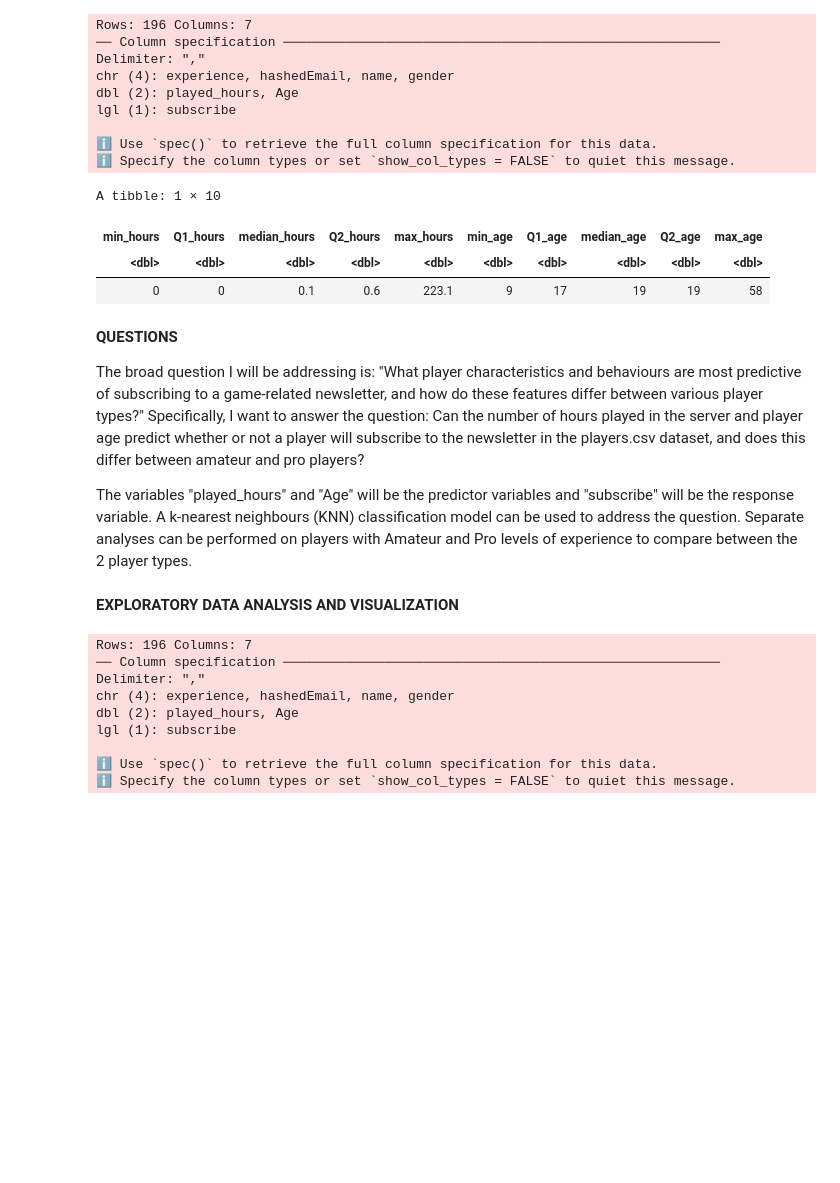
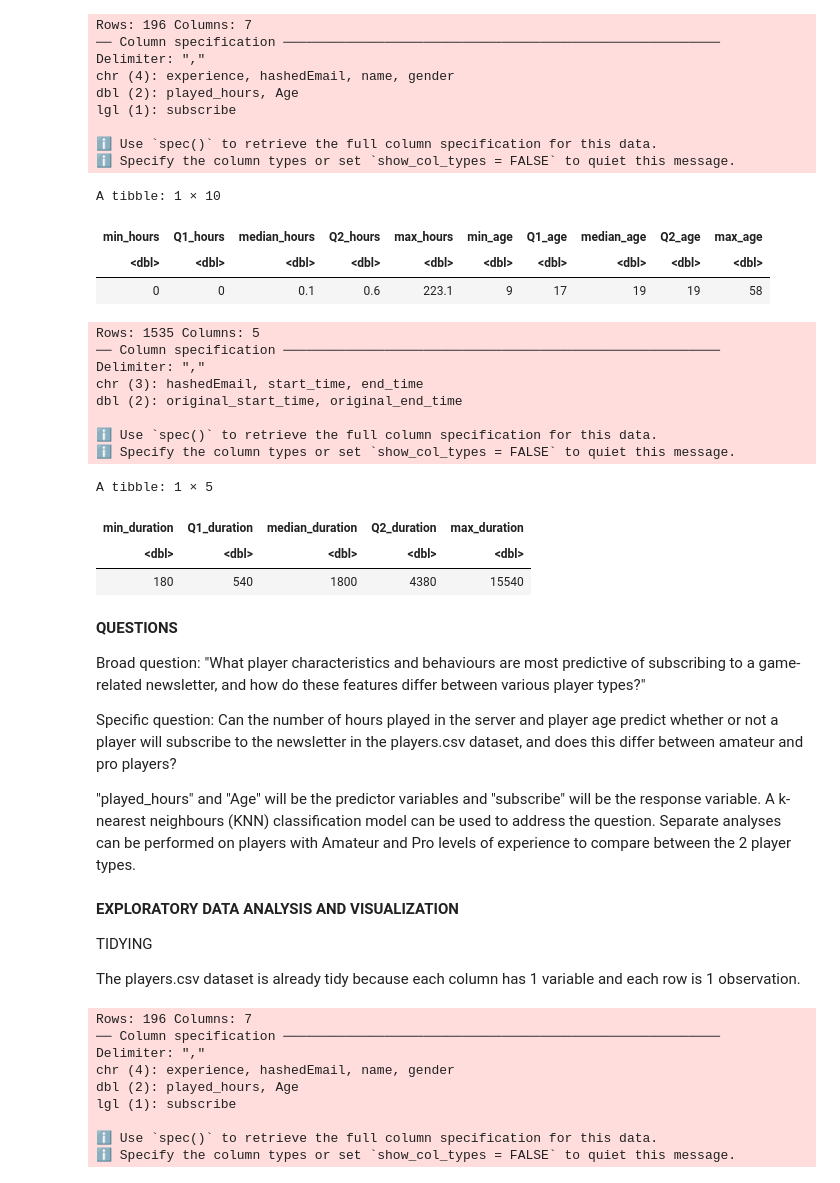
Before and after one commit to leylakarimov719/DSC100-Individual-Project-Planning, a Jupyter notebook: ProjectPlanning.ipynb, the cells around one changed output. Cells and saved outputs as stored; diff of their text form; code cells hidden in the pictures; blank space fills up the shorter version.

Commit message:
Summary statistics + reducing wordcount
Added summary statistics on sessions dataset and edited sections to reduce wordcount.

```diff
--- a/ProjectPlanning.ipynb
+++ b/ProjectPlanning.ipynb
@@ -53,42 +60,78 @@ The start_time and end_time columns pose an issue because there are too many var
 # %%
 library(tidyverse)
 library(repr)
 
-players <- read_csv("data/players.csv")
+download.file("https://raw.githubusercontent.com/leylakarimov719/DSC100-Individual-Project-Planning/refs/heads/main/players.csv",
+              destfile = "players.csv")
+players <- read_csv("players.csv")
 players_summary <- players |>
     summarize(min_hours = min(played_hours),
               Q1_hours = quantile(played_hours, 0.25),
               median_hours = median(played_hours),
               Q2_hours = quantile(played_hours, 0.75),
               max_hours = max(played_hours),
               min_age = min(Age, na.rm = TRUE),
               Q1_age = quantile(Age, 0.25, na.rm = TRUE),
               median_age = median(Age, na.rm = TRUE),
               Q2_age = mean(Age, 0.75, na.rm = TRUE),
               max_age = max(Age, na.rm = TRUE))
 players_summary
+
+download.file("https://raw.githubusercontent.com/leylakarimov719/DSC100-Individual-Project-Planning/refs/heads/main/sessions.csv",
+              destfile = "sessions.csv")
+sessions <- read_csv("sessions.csv")
+session_duration <- sessions |>
+    mutate(original_end_time = as.numeric(as.POSIXct(end_time, format = "%d/%m/%Y %H:%M")),
+           original_start_time = as.numeric(as.POSIXct(start_time, format = "%d/%m/%Y %H:%M"))) |>
+    mutate(duration = original_end_time - original_start_time) |>
+    select(duration)
+sessions_summary <- session_duration |>
+    summarize(min_duration = min(duration, na.rm = TRUE),
+              Q1_duration = quantile(duration, 0.25, na.rm = TRUE),
+              median_duration = median(duration, na.rm = TRUE),
+              Q2_duration = quantile(duration, 0.75, na.rm = TRUE),
+              max_duration = max(duration, na.rm = TRUE))
+sessions_summary
 # %% [output]
 Rows: 196 Columns: 7
 ── Column specification ────────────────────────────────────────────────────────
 Delimiter: ","
 chr (4): experience, hashedEmail, name, gender
 dbl (2): played_hours, Age
 lgl (1): subscribe
 
 ℹ Use `spec()` to retrieve the full column specification for this data.
 ℹ Specify the column types or set `show_col_types = FALSE` to quiet this message.
 A tibble: 1 × 10
 | min_hours | Q1_hours | median_hours | Q2_hours | max_hours | min_age | Q1_age | median_age | Q2_age | max_age |
 | <dbl> | <dbl> | <dbl> | <dbl> | <dbl> | <dbl> | <dbl> | <dbl> | <dbl> | <dbl> |
 | 0 | 0 | 0.1 | 0.6 | 223.1 | 9 | 17 | 19 | 19 | 58 |
+Rows: 1535 Columns: 5
+── Column specification ────────────────────────────────────────────────────────
+Delimiter: ","
+chr (3): hashedEmail, start_time, end_time
+dbl (2): original_start_time, original_end_time
+
+ℹ Use `spec()` to retrieve the full column specification for this data.
+ℹ Specify the column types or set `show_col_types = FALSE` to quiet this message.
+A tibble: 1 × 5
+| min_duration | Q1_duration | median_duration | Q2_duration | max_duration |
+| <dbl> | <dbl> | <dbl> | <dbl> | <dbl> |
+| 180 | 540 | 1800 | 4380 | 15540 |
 # %% [markdown]
 **QUESTIONS**
 
-The broad question I will be addressing is: "What player characteristics and behaviours are most predictive of subscribing to a game-related newsletter, and how do these features differ between various player types?" Specifically, I want to answer the question: Can the number of hours played in the server and player age predict whether or not a player will subscribe to the newsletter in the players.csv dataset, and does this differ between amateur and pro players?
+Broad question: "What player characteristics and behaviours are most predictive of subscribing to a game-related newsletter, and how do these features differ between various player types?"
 
-The variables "played_hours" and "Age" will be the predictor variables and "subscribe" will be the response variable. A k-nearest neighbours (KNN) classification model can be used to address the question. Separate analyses can be performed on players with Amateur and Pro levels of experience to compare between the 2 player types.
+Specific question: Can the number of hours played in the server and player age predict whether or not a player will subscribe to the newsletter in the players.csv dataset, and does this differ between amateur and pro players?
+
+"played_hours" and "Age" will be the predictor variables and "subscribe" will be the response variable. A k-nearest neighbours (KNN) classification model can be used to address the question. Separate analyses can be performed on players with Amateur and Pro levels of experience to compare between the 2 player types.
 # %% [markdown]
 **EXPLORATORY DATA ANALYSIS AND VISUALIZATION**
+
+TIDYING
+
+The players.csv dataset is already tidy because each column has 1 variable and each row is 1 observation.
 # %%
 library(tidyverse)
 library(repr)
```
Also changed, not shown: parts of 8 cells of this notebook.
